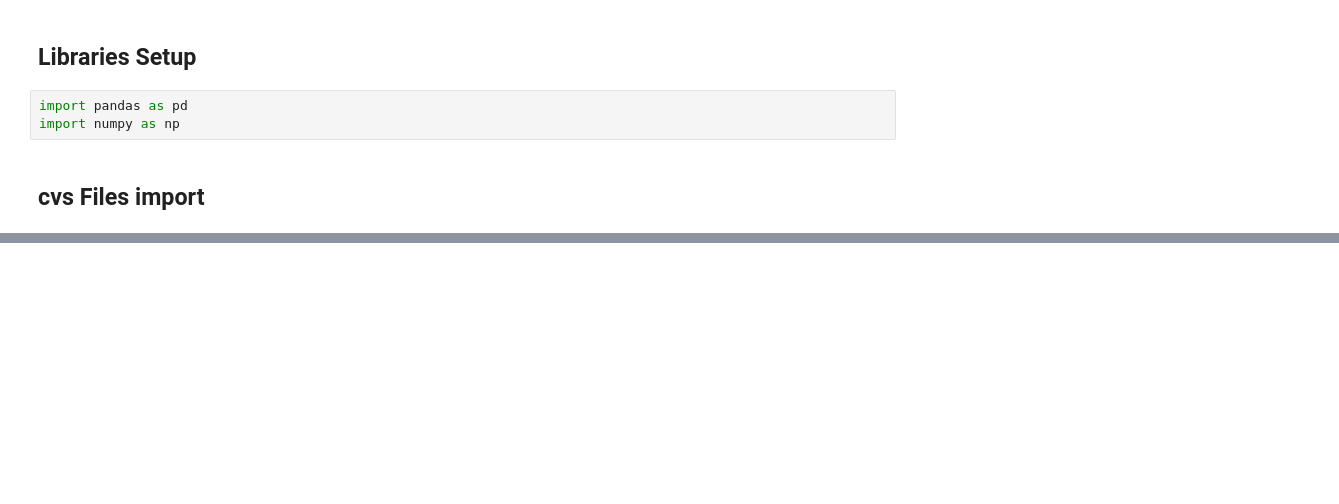
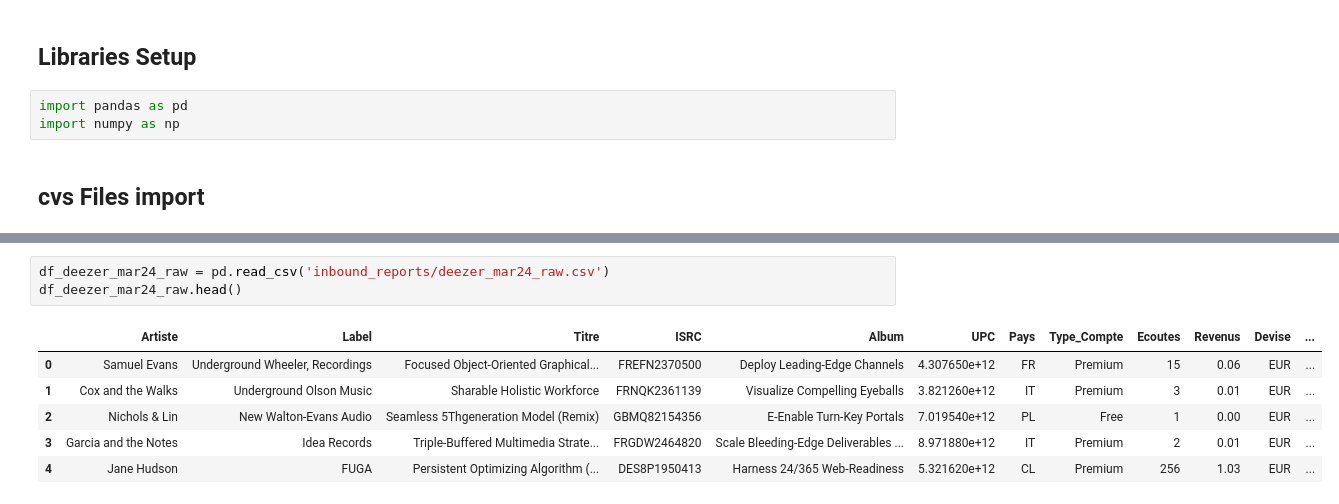
Before and after one commit to andreavecchi1996/royalty_data_quality_pipeline, a Jupyter notebook: royalty_data_quality_pipeline.ipynb, the cells around one changed output, grey strips where cells are left out. Cells and saved outputs as stored; diff of their text form; blank space fills up the shorter version.

```diff
--- a/royalty_data_quality_pipeline.ipynb
+++ b/royalty_data_quality_pipeline.ipynb
@@ -27,0 +88,10 @@ df_amazon_feb24_raw.head()
+# %%
+df_deezer_mar24_raw = pd.read_csv('inbound_reports/deezer_mar24_raw.csv')
+df_deezer_mar24_raw.head()
+# %% [output]
+|  | Artiste | Label | Titre | ISRC | Album | UPC | Pays | Type_Compte | Ecoutes | Revenus | Devise | ... |
+| 0 | Samuel Evans | Underground Wheeler, Recordings | Focused Object-Oriented Graphical... | FREFN2370500 | Deploy Leading-Edge Channels | 4.307650e+12 | FR | Premium | 15 | 0.06 | EUR | ... |
+| 1 | Cox and the Walks | Underground Olson Music | Sharable Holistic Workforce | FRNQK2361139 | Visualize Compelling Eyeballs | 3.821260e+12 | IT | Premium | 3 | 0.01 | EUR | ... |
+| 2 | Nichols & Lin | New Walton-Evans Audio | Seamless 5Thgeneration Model (Remix) | GBMQ82154356 | E-Enable Turn-Key Portals | 7.019540e+12 | PL | Free | 1 | 0.00 | EUR | ... |
+| 3 | Garcia and the Notes | Idea Records | Triple-Buffered Multimedia Strate... | FRGDW2464820 | Scale Bleeding-Edge Deliverables ... | 8.971880e+12 | IT | Premium | 2 | 0.01 | EUR | ... |
+| 4 | Jane Hudson | FUGA | Persistent Optimizing Algorithm (... | DES8P1950413 | Harness 24/365 Web-Readiness | 5.321620e+12 | CL | Premium | 256 | 1.03 | EUR | ... |
```
Also changed, not shown: parts of 44 cells of this notebook, 1 other file.
